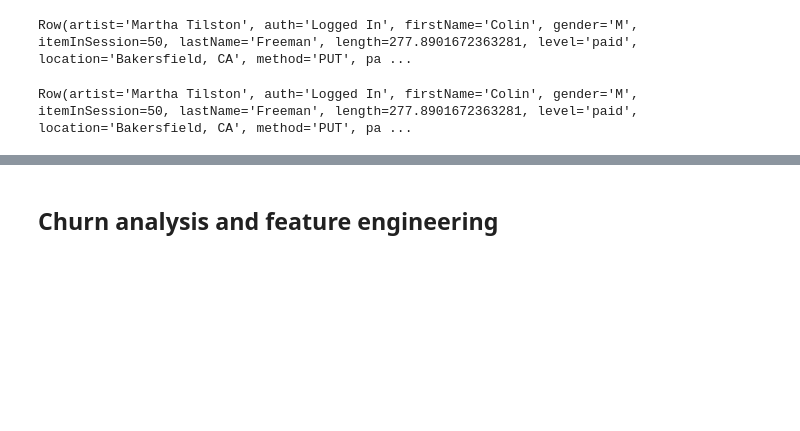
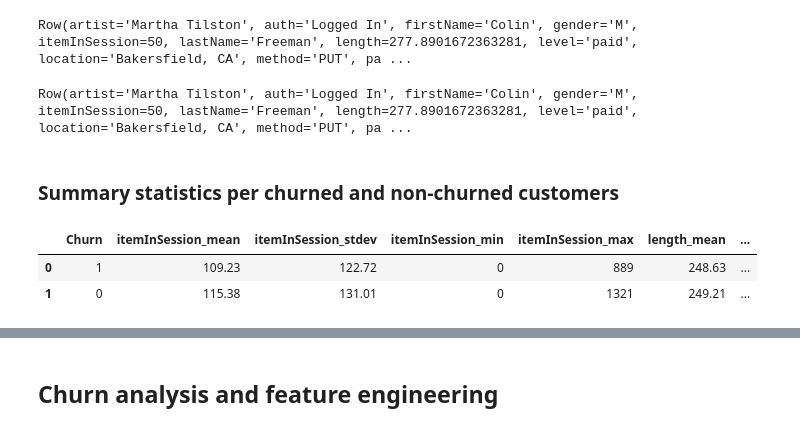
Before and after one commit to khodjaevsh/sparkify, a Jupyter notebook: Sparkify.ipynb, the cells around one changed output, grey strips where cells are left out. Saved outputs shown, nothing was run; the diff lists cells and outputs as text; code cells hidden in the pictures; blank space fills up the shorter version.

```diff
--- a/Sparkify.ipynb
+++ b/Sparkify.ipynb
@@ -188,3 +226,20 @@ df = df.drop('id')
 df.first()
 # %% [output]
 Row(artist='Martha Tilston', auth='Logged In', firstName='Colin', gender='M', itemInSession=50, lastName='Freeman', length=277.8901672363281, level='paid', location='Bakersfield, CA', method='PUT', pa ...
+# %% [markdown]
+### Summary statistics per churned and non-churned customers
+# %%
+df.createOrReplaceTempView('df')
+stats_churn = spark.sql("Select Churn, mean(itemInSession) as itemInSession_mean, \
+std(itemInSession) as itemInSession_stdev, \
+min(itemInSession) as itemInSession_min, \
+max(itemInSession) as itemInSession_max, \
+mean(length) as length_mean, \
+std(length) as length_stdev, \
+min(length) as length_min, \
+max(length) as length_max from df group by Churn").toPandas()
+stats_churn
+# %% [output]
+|  | Churn | itemInSession_mean | itemInSession_stdev | itemInSession_min | itemInSession_max | length_mean | ... |
+| 0 | 1 | 109.23 | 122.72 | 0 | 889 | 248.63 | ... |
+| 1 | 0 | 115.38 | 131.01 | 0 | 1321 | 249.21 | ... |
```
Also changed, not shown: parts of 38 cells of this notebook.
